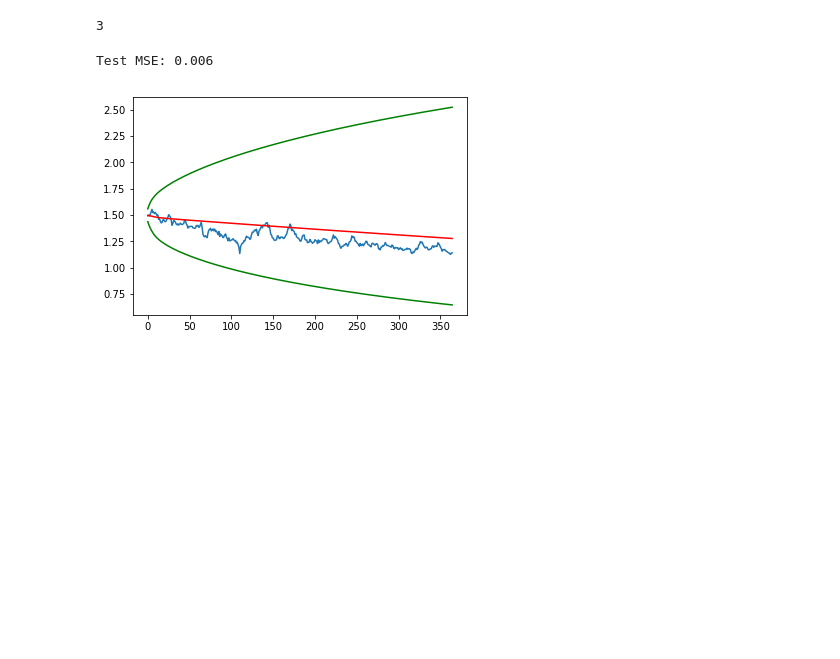
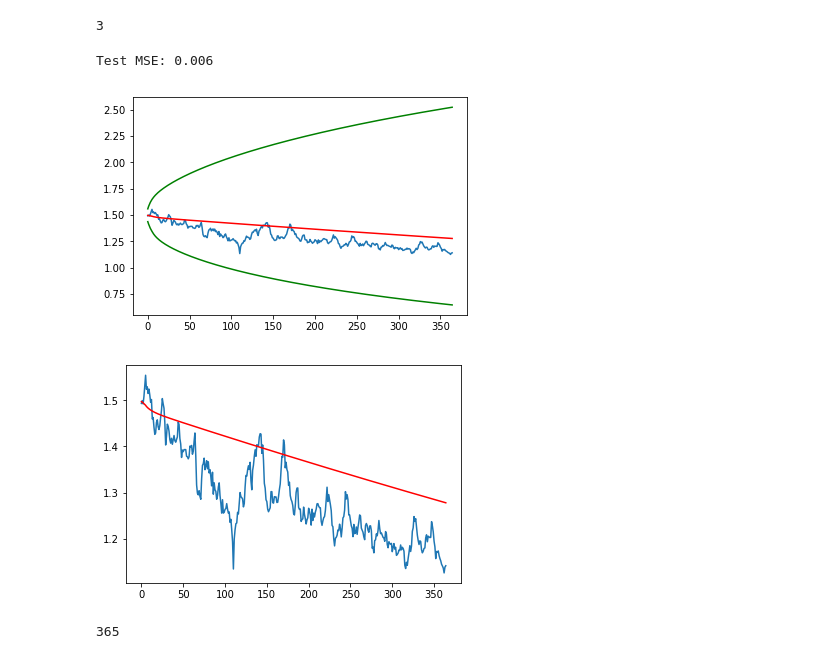
Before and after one commit to jgroth1/Project_1_Coffee_Price_Predictors, a Jupyter notebook: Analysis/Regression_Analysis.ipynb, the cells around one changed output. Cells and saved outputs as stored; diff of their text form; code cells hidden in the pictures; blank space fills up the shorter version.

```diff
--- a/Analysis/Regression_Analysis.ipynb
+++ b/Analysis/Regression_Analysis.ipynb
@@ -252,12 +252,20 @@ len(forecast)
 # %%
 error = mean_squared_error(test, forecast[0])
 print('Test MSE: %.3f' % error)
 # plot
 plt.plot(np.exp(test))
 plt.plot(np.exp(forecast[0]), color='red')
 plt.plot(np.exp(forecast[2]), color='green')
+plt.show()
 
+plt.plot(np.exp(test))
+plt.plot(np.exp(forecast[0]), color='red')
 plt.show()
 # %% [output]
 Test MSE: 0.006
 [figure]
+[figure, added]
+# %%
+len(test)
+# %% [output]
+365
```
